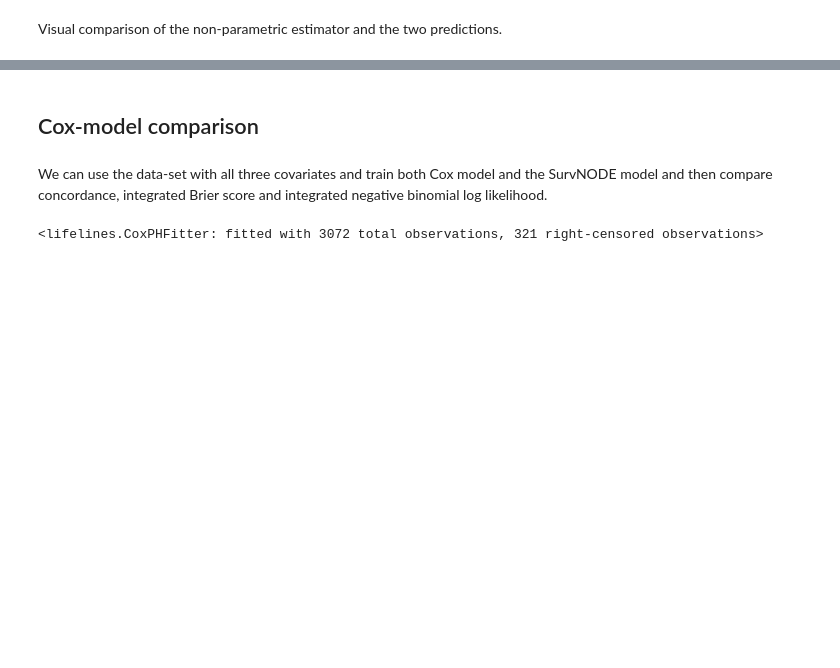
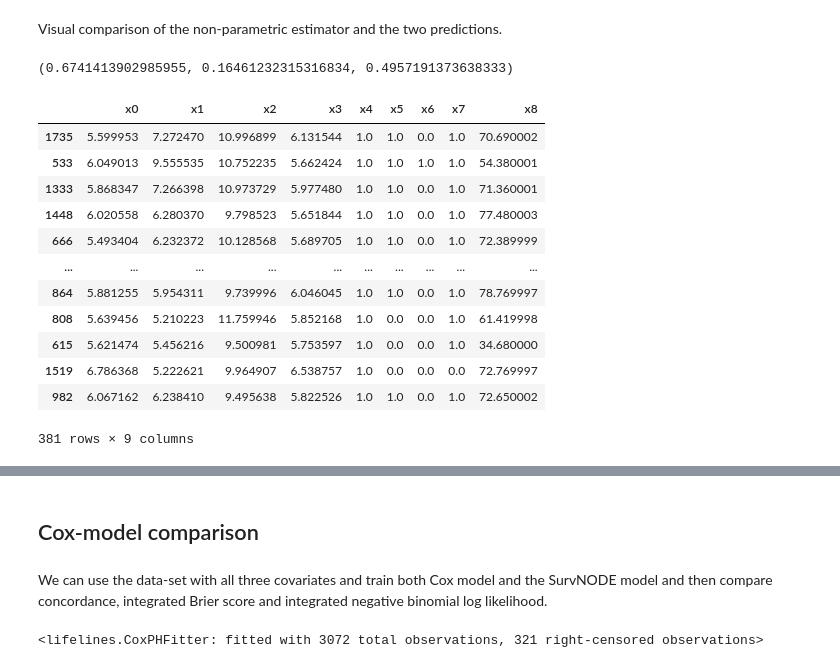
Before and after one commit to stefangroha/SurvNODE, a Jupyter notebook: Multistate_SurvNODE.ipynb, the cells around one changed output, grey strips where cells are left out. Drawn from its saved outputs; the diff is of its cells as text; code cells hidden in the pictures; blank space fills up the shorter version.

```diff
--- a/Multistate_SurvNODE.ipynb
+++ b/Multistate_SurvNODE.ipynb
@@ -202,2 +320,22 @@ RuntimeError: Attempting to deserialize object on a CUDA device but torch.cuda.i
 # %% [markdown]
 Visual comparison of the non-parametric estimator and the two predictions.
+# %%
+odesurv.eval()
+for ds in test_loader:
+    print(measures(odesurv, torch.tensor([1., 0.]).cuda(),*ds, multiplier=1.,points=500))
+survdata_test[["x0", "x1", "x2", "x3", "x4", "x5", "x6", "x7", "x8"]]
+# %% [output]
+(0.6741413902985955, 0.16461232315316834, 0.4957191373638333)
+|  | x0 | x1 | x2 | x3 | x4 | x5 | x6 | x7 | x8 |
+| 1735 | 5.599953 | 7.272470 | 10.996899 | 6.131544 | 1.0 | 1.0 | 0.0 | 1.0 | 70.690002 |
+| 533 | 6.049013 | 9.555535 | 10.752235 | 5.662424 | 1.0 | 1.0 | 1.0 | 1.0 | 54.380001 |
+| 1333 | 5.868347 | 7.266398 | 10.973729 | 5.977480 | 1.0 | 1.0 | 0.0 | 1.0 | 71.360001 |
+| 1448 | 6.020558 | 6.280370 | 9.798523 | 5.651844 | 1.0 | 1.0 | 0.0 | 1.0 | 77.480003 |
+| 666 | 5.493404 | 6.232372 | 10.128568 | 5.689705 | 1.0 | 1.0 | 0.0 | 1.0 | 72.389999 |
+| ... | ... | ... | ... | ... | ... | ... | ... | ... | ... |
+| 864 | 5.881255 | 5.954311 | 9.739996 | 6.046045 | 1.0 | 1.0 | 0.0 | 1.0 | 78.769997 |
+| 808 | 5.639456 | 5.210223 | 11.759946 | 5.852168 | 1.0 | 0.0 | 0.0 | 1.0 | 61.419998 |
+| 615 | 5.621474 | 5.456216 | 9.500981 | 5.753597 | 1.0 | 0.0 | 0.0 | 1.0 | 34.680000 |
+| 1519 | 6.786368 | 5.222621 | 9.964907 | 6.538757 | 1.0 | 0.0 | 0.0 | 0.0 | 72.769997 |
+| 982 | 6.067162 | 6.238410 | 9.495638 | 5.822526 | 1.0 | 1.0 | 0.0 | 1.0 | 72.650002 |
+381 rows × 9 columns
```
Also changed, not shown: parts of 32 cells of this notebook, 10 other files.
